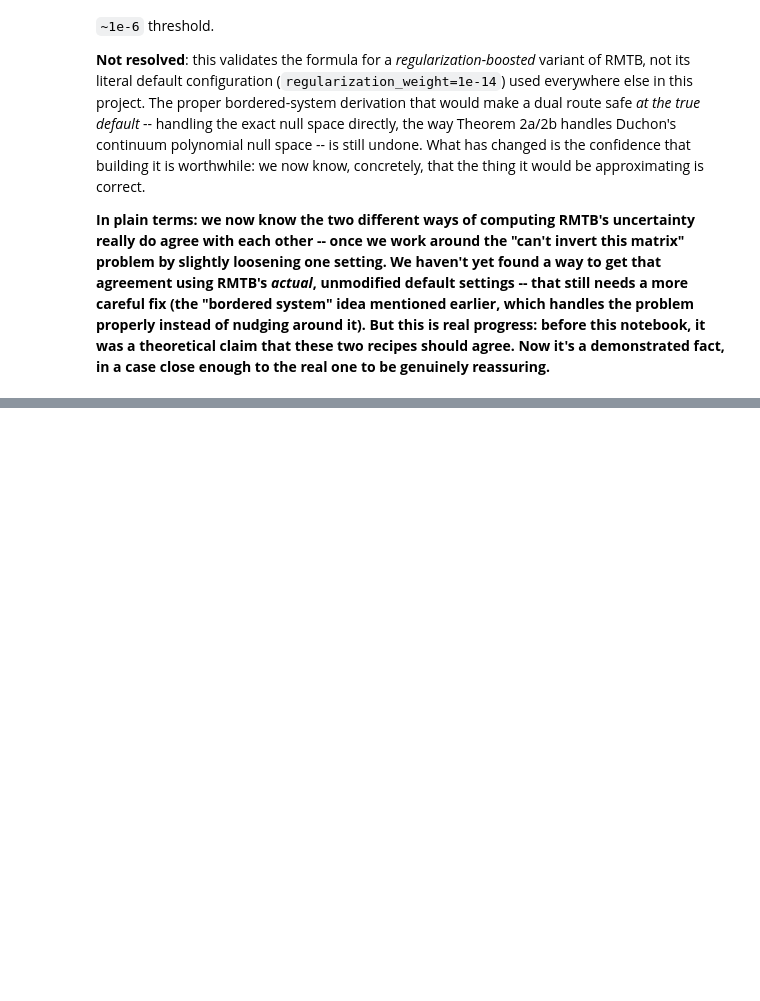
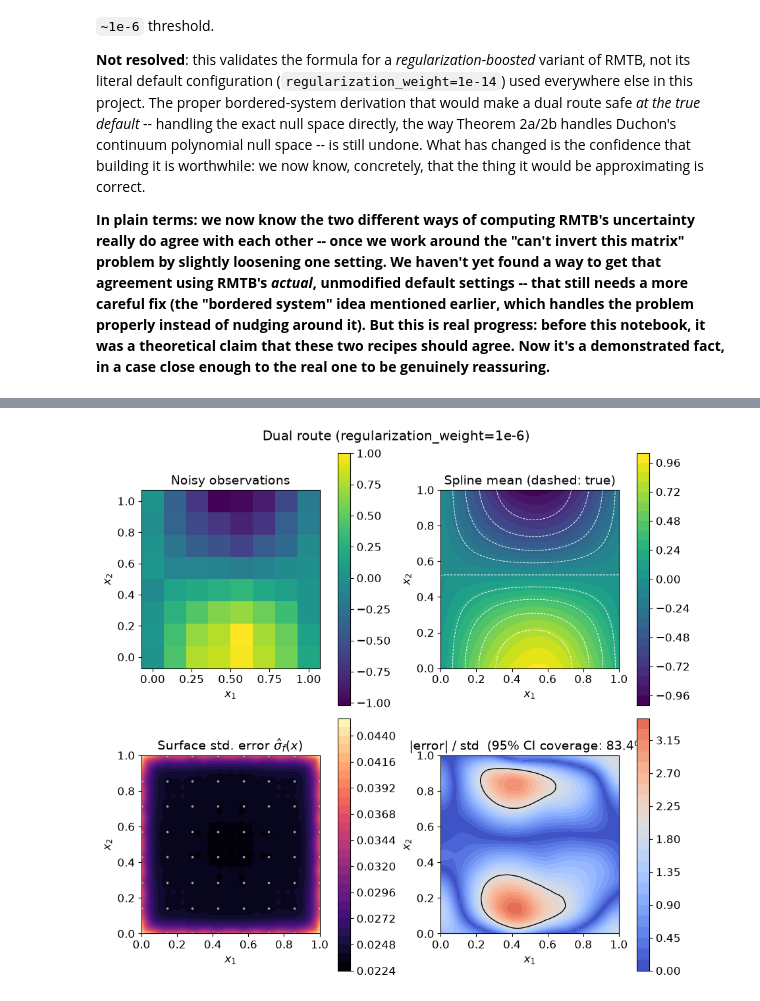
Before and after one commit to nomad-vagabond/krig-splines, a Jupyter notebook: notebooks/iter_01/07_phaseD_rmtb_variance.ipynb, the cells around one changed output, grey strips where cells are left out. Cells and saved outputs as stored; diff of their text form; code cells hidden in the pictures; blank space fills up the shorter version.

```diff
--- a/notebooks/iter_01/07_phaseD_rmtb_variance.ipynb
+++ b/notebooks/iter_01/07_phaseD_rmtb_variance.ipynb
@@ -1379,0 +1455,6 @@ to be genuinely reassuring.**
+# %%
+fig = plot_2d_maps(dual_uq, g, g, Z_noisy, f_true=f_true_2arg,
+                    n_fine=61, title="Dual route (regularization_weight=1e-6)")
+plt.show()
+# %% [output]
+[figure, added]
```
Also changed, not shown: parts of 9 cells of this notebook.
